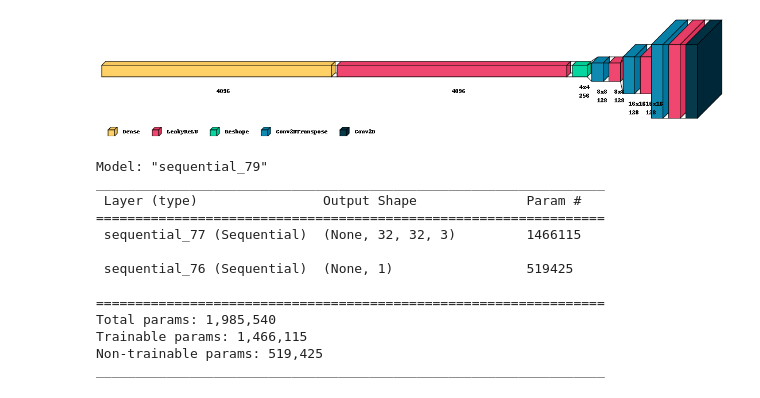
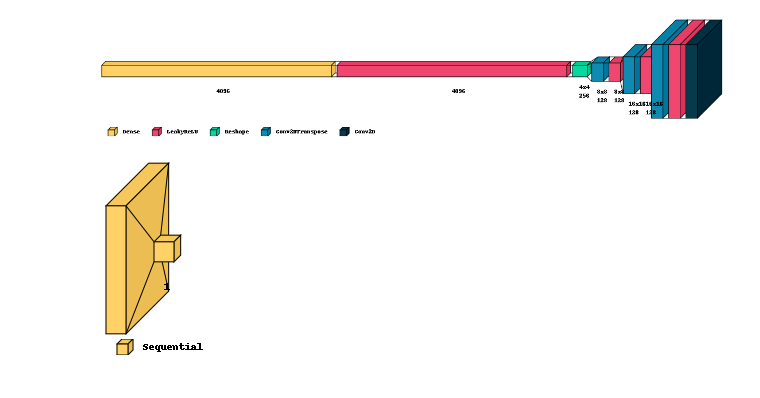
Before and after one commit to thanatath/Image_Processing_CLass_65, a Jupyter notebook: Activity#11/main.ipynb, the cells around one changed output. Saved outputs shown, nothing was run; the diff lists cells and outputs as text; code cells hidden in the pictures.

```diff
--- a/Activity#11/main.ipynb
+++ b/Activity#11/main.ipynb
@@ -229,3 +221,10 @@ visualkeras.layered_view(d_model,draw_shapes=1,legend=True,padding_left=50,paddi
 visualkeras.layered_view(g_model,draw_shapes=1,legend=True)
 # %% [output]
 [figure]
+# %%
+gan_model_view = Sequential()
+gan_model_view.add(g_model)
+gan_model_view.add(d_model)
+visualkeras.layered_view(gan_model_view,draw_shapes=1,legend=True)
+# %% [output]
+[figure, added]
@@ -232,19 +245,4 @@ visualkeras.layered_view(g_model,draw_shapes=1,legend=True)
 # %%
-def define_gan(g_model, d_model, image_shape=(img_size[0],img_size[1],3)):
-    # make weights in the discriminator not trainable
-    d_model.trainable = False
-    # connect them
-    model = Sequential()
-    # add generator
-    model.add(g_model)
-    # add the discriminator
-    model.add(d_model)
-    # compile model
-    opt = Adam(lr=0.0002, beta_1=0.5)
-    model.compile(loss='binary_crossentropy', optimizer=opt)
-    return model
-# generate points in latent space as input for the generator
-
 def generate_latent_points(latent_dim, n_samples):
     # generate points in the latent space
     x_input = randn(latent_dim * n_samples)
@@ -280,37 +278,3 @@ def train(g_model, d_model, gan_model, dataset, latent_dim,n_batch=128,n_epochs=
         # evaluate the model performance, sometimes
         if (i+1) % 1000 == 0:
             summarize_performance(i, g_model, d_model, dataset, latent_dim)
-# evaluate the discriminator, plot generated images, save generator model
-
-def summarize_performance(epoch, g_model, d_model, dataset, latent_dim, n_samples=100):
-    # prepare real samples
-    X_real, y_real = generate_real_samples(dataset, n_samples)
-    # evaluate discriminator on real examples
-    _, acc_real = d_model.evaluate(X_real, y_real, verbose=0)
-    print(X_real.shape, y_real.shape)
-    # prepare fake examples
-    x_fake, y_fake = generate_fake_samples(g_model, latent_dim, n_samples)
-    # evaluate discriminator on fake examples
-    _, acc_fake = d_model.evaluate(x_fake, y_fake, verbose=0)
-    # summarize discriminator performance
-    print('>Accuracy real: %.0f%%, fake: %.0f%%' % (acc_real*100, acc_fake*100))
-    # save the generator model tile file
-    filename = './Saved_model/generator_model_%03d.h5' % (epoch + 1)
-    g_model.save(filename)
-
-gan_model = define_gan(g_model, d_model)
-gan_model.summary()
-# %% [output]
-Model: "sequential_79"
-_________________________________________________________________
- Layer (type)                Output Shape              Param #
-=================================================================
- sequential_77 (Sequential)  (None, 32, 32, 3)         1466115
-
- sequential_76 (Sequential)  (None, 1)                 519425
-
-=================================================================
-Total params: 1,985,540
-Trainable params: 1,466,115
-Non-trainable params: 519,425
-_________________________________________________________________
```
Also changed, not shown: parts of 14 cells of this notebook, 1 other file.
